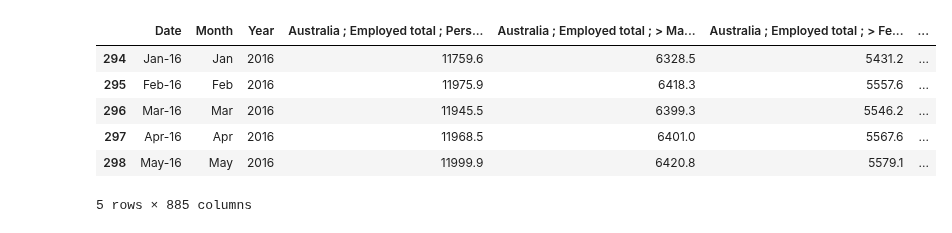
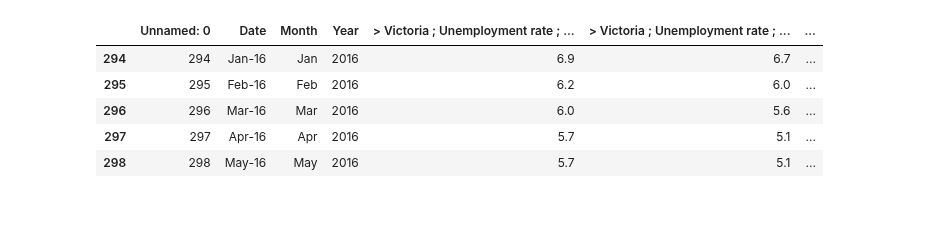
Before and after one commit to tomjp90/Project-1, a Jupyter notebook: Graph_Code/Gender Graphs Project 1.ipynb, the cells around one changed output. Cells and saved outputs as stored; diff of their text form; code cells hidden in the pictures.

```diff
--- a/Graph_Code/Gender Graphs Project 1.ipynb
+++ b/Graph_Code/Gender Graphs Project 1.ipynb
@@ -8,16 +6,20 @@ Unemployment_data = pd.read_csv("../output_data/clean_data/unemployment_clean.cs
+# %%
+#Pull in CSV
+Vic_Employment_data = pd.read_csv("../output_data/clean_filter/vic_emp.csv")
+QLD_Employment_data = pd.read_csv("../output_data/clean_filter/qld_emp.csv")
+WA_Employment_data = pd.read_csv("../output_data/clean_filter/WA_emp.csv")
 # %%
 #Cut Index to 2016-2020
-#Unemployment_data_cut
-#Index 296-354
 
-Unemployment_data_cut = Unemployment_data.iloc[294:353]
-Unemployment_data_cut.head()
+Vic_data_cut = Vic_Employment_data.iloc[294:353]
+QLD_data_cut = QLD_Employment_data.iloc[294:353]
+WA_data_cut = WA_Employment_data.iloc[294:353]
+Vic_data_cut.head()
 # %% [output]
-|  | Date | Month | Year | Australia ; Employed total ; Pers... | Australia ; Employed total ; > Ma... | Australia ; Employed total ; > Fe... | ... |
-| 294 | Jan-16 | Jan | 2016 | 11759.6 | 6328.5 | 5431.2 | ... |
-| 295 | Feb-16 | Feb | 2016 | 11975.9 | 6418.3 | 5557.6 | ... |
-| 296 | Mar-16 | Mar | 2016 | 11945.5 | 6399.3 | 5546.2 | ... |
-| 297 | Apr-16 | Apr | 2016 | 11968.5 | 6401.0 | 5567.6 | ... |
-| 298 | May-16 | May | 2016 | 11999.9 | 6420.8 | 5579.1 | ... |
+|  | Unnamed: 0 | Date | Month | Year | > Victoria ; Unemployment rate ; ... | > Victoria ; Unemployment rate ; ... | ... |
+| 294 | 294 | Jan-16 | Jan | 2016 | 6.9 | 6.7 | ... |
+| 295 | 295 | Feb-16 | Feb | 2016 | 6.2 | 6.0 | ... |
+| 296 | 296 | Mar-16 | Mar | 2016 | 6.0 | 5.6 | ... |
+| 297 | 297 | Apr-16 | Apr | 2016 | 5.7 | 5.1 | ... |
+| 298 | 298 | May-16 | May | 2016 | 5.7 | 5.1 | ... |
-5 rows × 885 columns
 # %%
```
Also changed, not shown: parts of 6 cells of this notebook.
